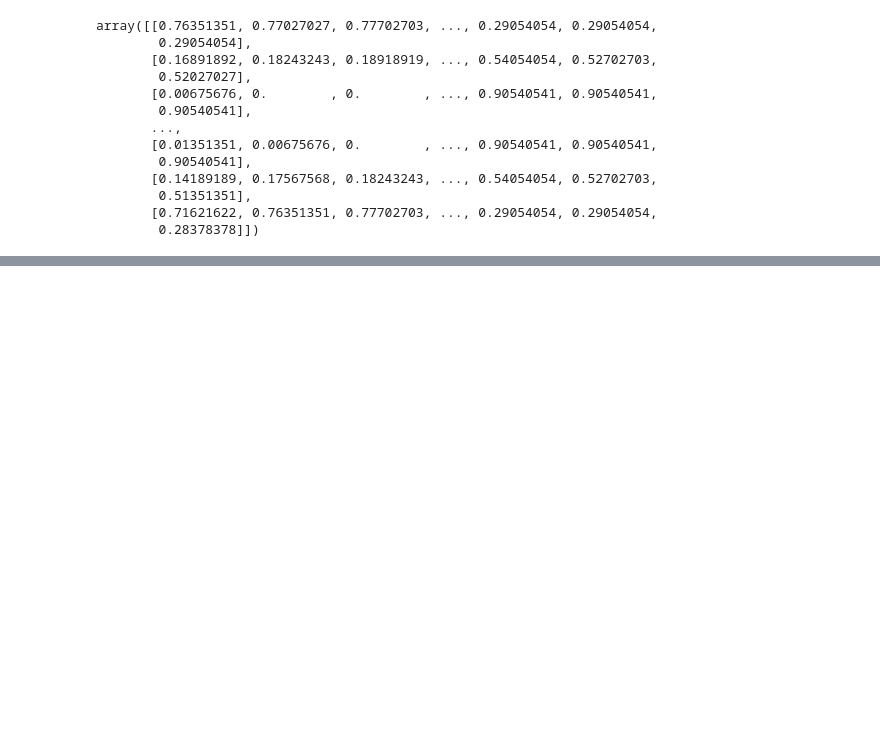
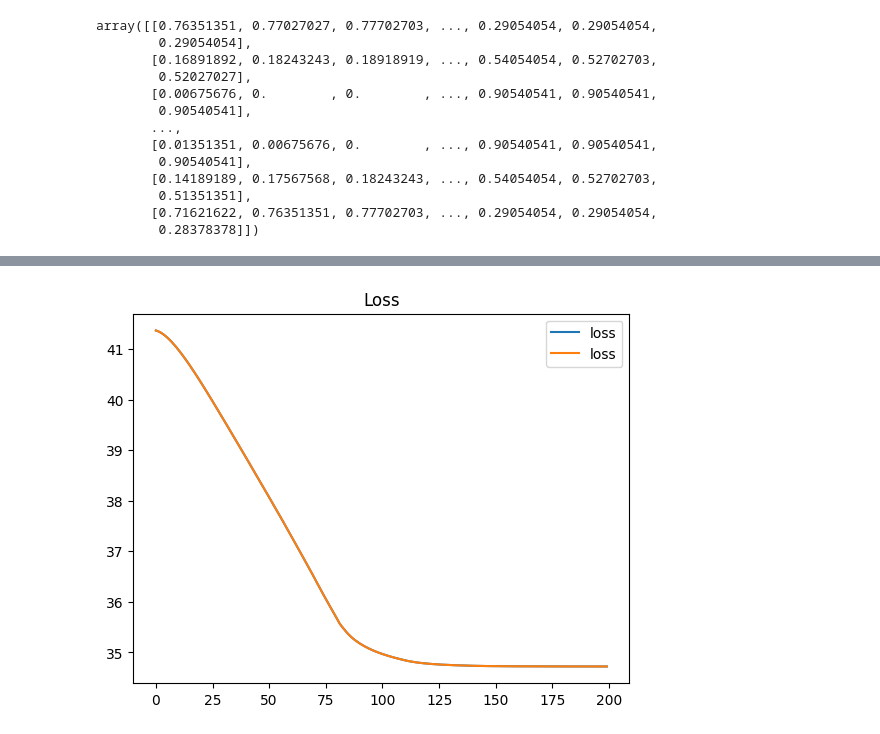
Before and after one commit to BurgaoTheChamp/ML_CFD, a Jupyter notebook: ML-CFD.ipynb, the cells around one changed output, grey strips where cells are left out. Saved outputs shown, nothing was run; the diff lists cells and outputs as text; code cells hidden in the pictures; blank space fills up the shorter version.

Commit message:
Model trained and evaluted *LOSS TOO HIGH*

```diff
--- a/ML-CFD.ipynb
+++ b/ML-CFD.ipynb
@@ -459,3 +491,16 @@ _________________________________________________________________
+# %%
+from tensorflow.keras import callbacks
+
+early_stopping = callbacks.EarlyStopping(min_delta = 0.001, monitor ='loss', patience = 5, restore_best_weights=True)
+
+checkpoint = ModelCheckpoint(filepath = filepath, monitor ='loss', verbose = 1, save_best_only = True)
+
+lr_scheduler = LearningRateScheduler(lr_schedule)
+
+lr_reducer = ReduceLROnPlateau(factor = np.sqrt(0.1), monitor ='loss', cooldown = 0, patience = 5, min_lr = 0.5e-6)
+
+callbacks = [early_stopping, checkpoint, lr_reducer, lr_scheduler]
 # %%
-optimizer = keras.optimizers.SGD(learning_rate=0.01, momentum=0.9, nesterov=True, decay=0.001)
-model.compile(loss="mae", optimizer=optimizer, metrics=["accuracy"])
+optimizer = keras.optimizers.SGD(learning_rate=lr_schedule(0), momentum=0.9, nesterov=True, decay=0.001)
+metrics = ["accuracy","mae"]
+model.compile(loss="mae", optimizer=optimizer, metrics=metrics)
@@ -470,6 +518,6 @@ ImagesReynolds3DTarget.shape
 # %%
-ImagesReynolds3DNew = np.concatenate([ImagesReynolds3D[:,a,:,:,:] for a in range(11)], axis=3)
-ImagesReynolds3DNewTarget = np.concatenate([ImagesReynolds3DTarget[:,b,:,:,:] for b in range(1)], axis=3)
+ImagesReynolds3DNew = np.concatenate([data_train[:,a,:,:,:] for a in range(11)], axis=3)
+ImagesReynolds3DNewTarget = np.concatenate([target_train[:,b,:,:,:] for b in range(1)], axis=3)
 # %%
 ImagesReynolds3DNew.shape
 # %% [output]
@@ -481,3 +529,3 @@ ImagesReynolds3DNewTarget.shape
 # %%
-history = model.fit(ImagesReynolds3DNew, ImagesReynolds3DNewTarget, epochs=100, callbacks=[early_stopping])
+history = model.fit(ImagesReynolds3DNew, ImagesReynolds3DNewTarget, epochs=200, callbacks=callbacks)
 # %% [output]
@@ -503,4 +568,6 @@ model.evaluate(#x_test, #y_test)
 # %%
 history_df = pd.DataFrame(history.history)
-history_df.loc[:, ['loss', 'val_loss']].plot(title="sparse-categorical-entropy")
-history_df.loc[:, ['MAE', 'val_accuracy']].plot(title="Accuracy")
+history_df.loc[:, ['loss', 'loss']].plot(title="Loss")
+history_df.loc[:, ['accuracy', 'accuracy']].plot(title="Accuracy")
+print(("Minimum Validation Loss: {:0.4f}").format(history_df['loss'].min()))
+# %% [output]
@@ -506,0 +575 @@ history_df.loc[:, ['MAE', 'val_accuracy']].plot(title="Accuracy")
+[figure, added]
```
Also changed, not shown: parts of 35 cells of this notebook.
